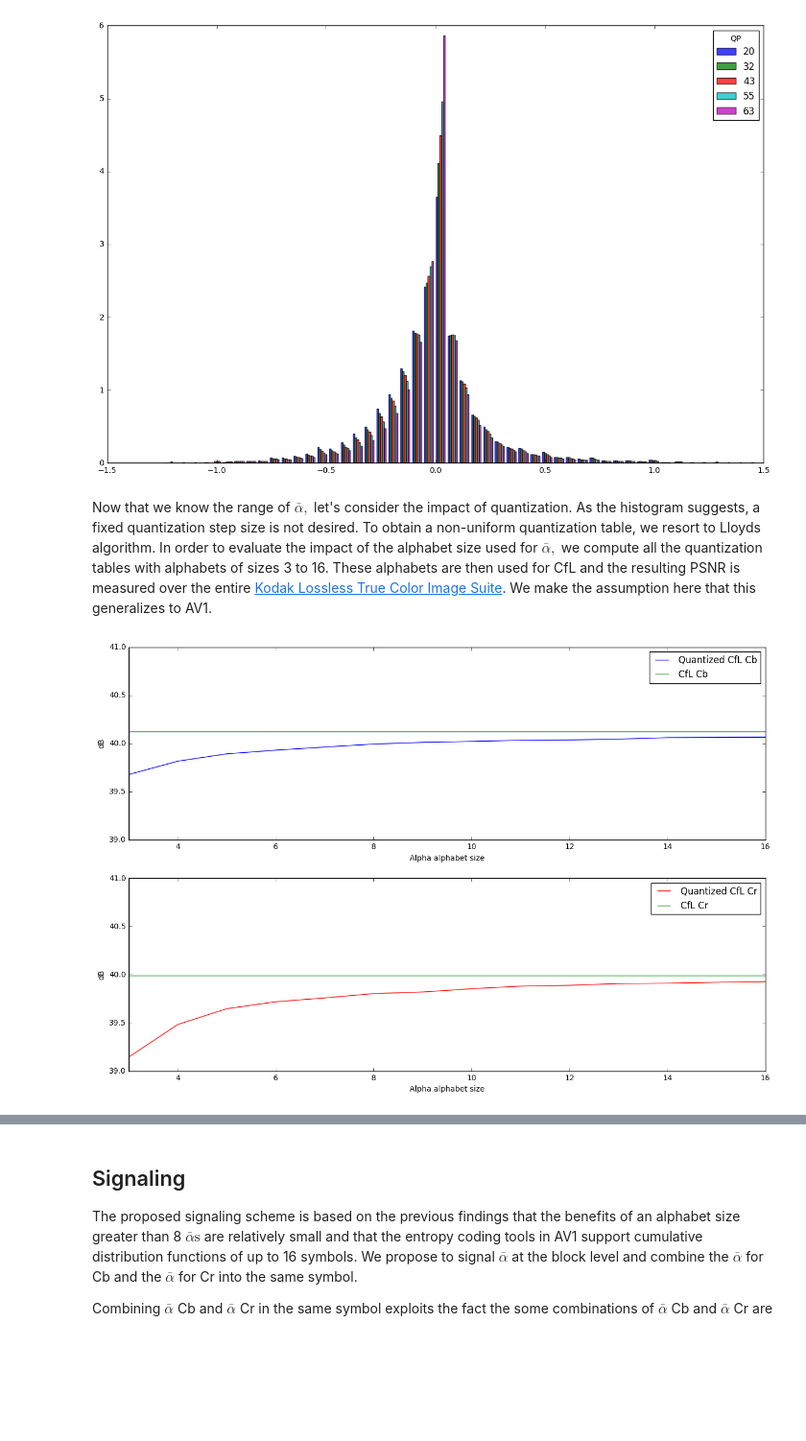
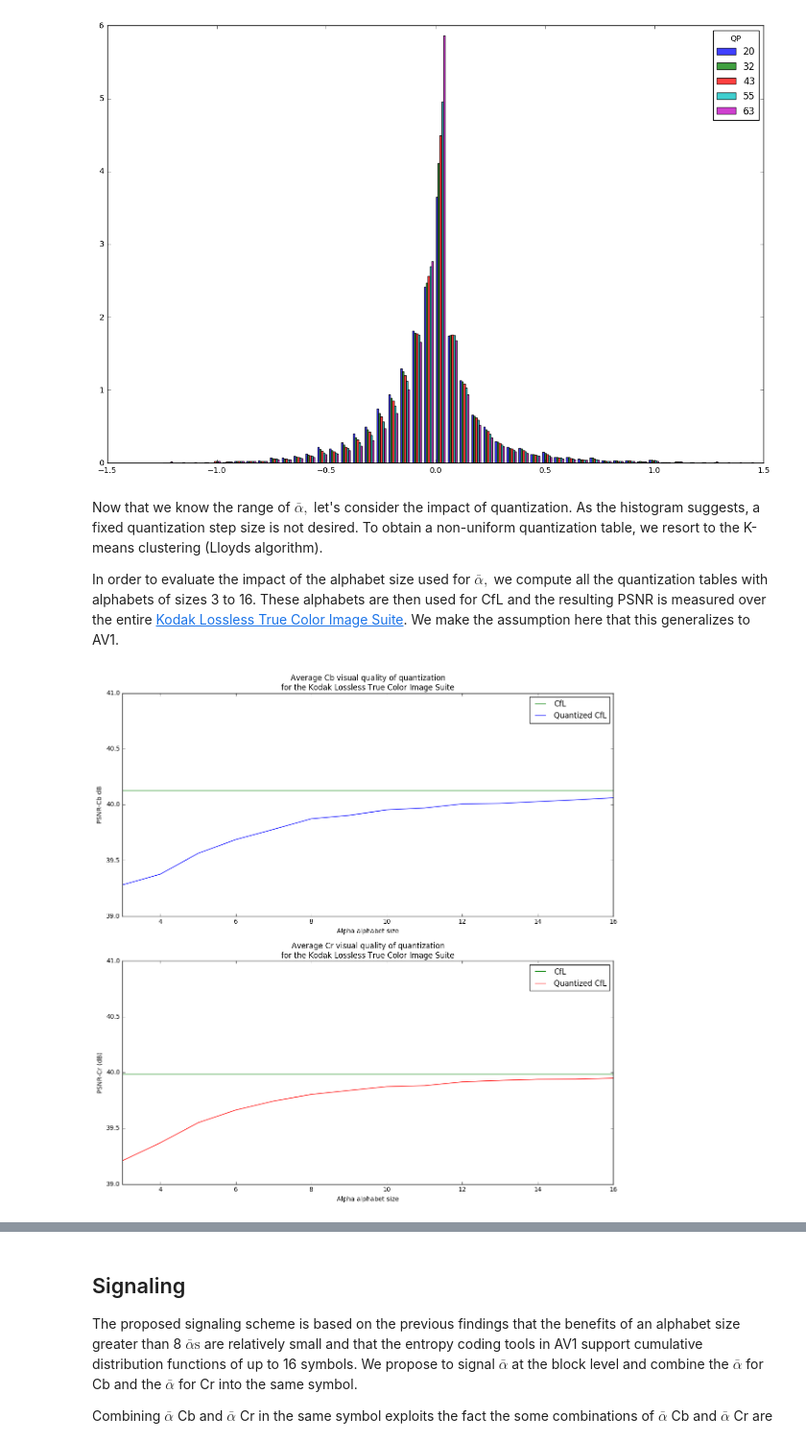
Before and after one commit to luctrudeau/VideoExperiments, a Jupyter notebook: cfl/gain/Chroma from Luma (CfL).ipynb, the cells around one changed output, grey strips where cells are left out. Shown at 96% size. Saved outputs shown, nothing was run; the diff lists cells and outputs as text; code cells hidden in the pictures; blank space fills up the shorter version.

Commit message:
Subsection on 2D quantization

```diff
--- a/cfl/gain/Chroma from Luma (CfL).ipynb
+++ b/cfl/gain/Chroma from Luma (CfL).ipynb
@@ -346,5 +380,7 @@ plt.legend(title="QP");
 # %% [output]
 [figure]
 # %% [markdown]
-Now that we know the range of $\bar{\alpha},$ let's consider the impact of quantization. As the histogram suggests, a fixed quantization step size is not desired. To obtain a non-uniform quantization table, we resort to Lloyds algorithm. In order to evaluate the impact of the alphabet size used for $\bar{\alpha},$ we compute all the quantization tables with alphabets of sizes 3 to 16. These alphabets are then used for CfL and the resulting PSNR is measured over the entire [Kodak Lossless True Color Image Suite](http://r0k.us/graphics/kodak/index.html). We make the assumption here that this generalizes to AV1.
+Now that we know the range of $\bar{\alpha},$ let's consider the impact of quantization. As the histogram suggests, a fixed quantization step size is not desired. To obtain a non-uniform quantization table, we resort to the K-means clustering (Lloyds algorithm).
+
+In order to evaluate the impact of the alphabet size used for $\bar{\alpha},$ we compute all the quantization tables with alphabets of sizes 3 to 16. These alphabets are then used for CfL and the resulting PSNR is measured over the entire [Kodak Lossless True Color Image Suite](http://r0k.us/graphics/kodak/index.html). We make the assumption here that this generalizes to AV1.
 # %%
@@ -406,10 +432,10 @@ for file in sorted(os.listdir(img_folder)):
     if file.endswith(".png"):
         kodim = imread(os.path.join(img_folder, file), mode="YCbCr")
         for k in range(3,17):
-            table_cb, codes_cb = lloyds(alphas_cb, k)
-            table_cr, codes_cr = lloyds(alphas_cr, k)
-            cfl_cb, alpha = cfl_prop_q(kodim, block_size, 1, codes_cb)
-            cfl_cr, alpha = cfl_prop_q(kodim, block_size, 2, codes_cr)
+            codes_cb, label = kmeans2(alphas_cb, k)
+            codes_cr, label = kmeans2(alphas_cr, k)
+            cfl_cb, alpha = cfl_prop_q(kodim, block_size, 1, np.sort(codes_cb))
+            cfl_cr, alpha = cfl_prop_q(kodim, block_size, 2, np.sort(codes_cr))
             k_psnrs_cb[k, f] = psnr(kodim[:,:,1], cfl_cb)
             k_psnrs_cr[k, f] = psnr(kodim[:,:,2], cfl_cr)
 
@@ -419,24 +445,26 @@ for file in sorted(os.listdir(img_folder)):
         psnr_cr[f] = psnr(kodim[:,:,2], cfl_cr)
         f = f + 1;
 # %%
-plt.figure(figsize=(15,10))
+plt.figure(figsize=(14,14))
 plt.subplot(2,1,1);
-plt.plot(np.arange(0,17), np.mean(k_psnrs_cb, axis=1), 'b', label='Quantized CfL Cb')
-plt.plot(np.arange(0,17), np.ones((17,1)) * np.mean(psnr_cb), 'g', label='CfL Cb')
+plt.plot(np.arange(0,17), np.ones((17,1)) * np.mean(psnr_cb), 'g', label='CfL')
+plt.plot(np.arange(0,17), np.mean(k_psnrs_cb, axis=1), 'b', label='Quantized CfL')
 plt.gca().set_xlim([3, 16])
 plt.gca().set_ylim([39, 41])
 plt.xlabel('Alpha alphabet size')
-plt.ylabel('dB');
+plt.ylabel('PSNR-Cb dB');
+plt.title('Average Cb visual quality of quantization\nfor the Kodak Lossless True Color Image Suite')
 plt.legend()
 
 plt.subplot(2,1,2);
-plt.plot(np.arange(0,17), np.mean(k_psnrs_cr, axis=1), 'r', label='Quantized CfL Cr')
-plt.plot(np.arange(0,17), np.ones((17,1)) * np.mean(psnr_cr), 'g', label='CfL Cr')
+plt.plot(np.arange(0,17), np.ones((17,1)) * np.mean(psnr_cr), 'g', label='CfL')
+plt.plot(np.arange(0,17), np.mean(k_psnrs_cr, axis=1), 'r', label='Quantized CfL')
 plt.gca().set_xlim([3, 16])
 plt.gca().set_ylim([39, 41])
+plt.title('Average Cr visual quality of quantization\nfor the Kodak Lossless True Color Image Suite')
 plt.xlabel('Alpha alphabet size')
-plt.ylabel('dB');
+plt.ylabel('PSNR-Cr (dB)');
 plt.legend();
 # %% [output]
-[figure, old version]
+[figure, new version]
 # %% [markdown]
```
Also changed, not shown: parts of 22 cells of this notebook.
